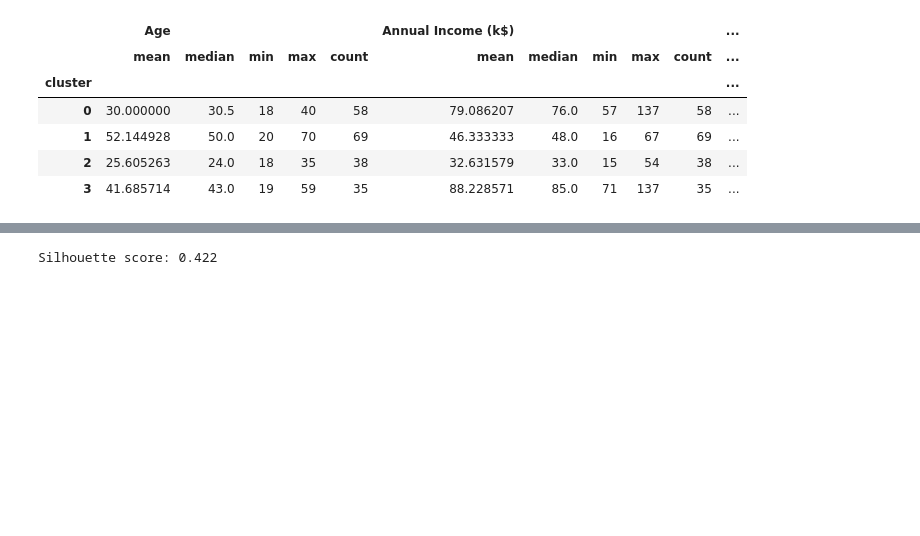
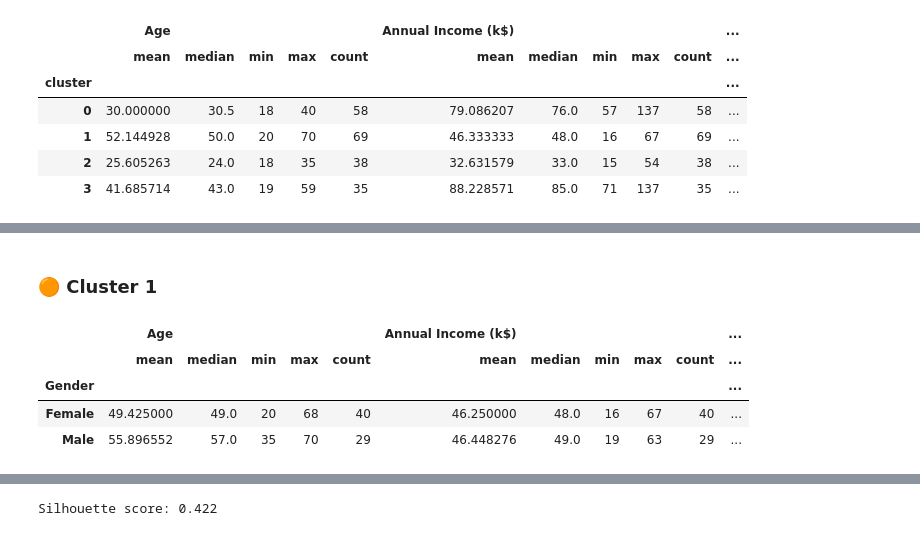
Before and after one commit to sarbjitchoong/mall_customer_segmentation, a Jupyter notebook: Customer_segmentation.ipynb, the cells around one changed output, grey strips where cells are left out. Drawn from its saved outputs; the diff is of its cells as text; code cells hidden in the pictures; blank space fills up the shorter version.

```diff
--- a/Customer_segmentation.ipynb
+++ b/Customer_segmentation.ipynb
@@ -467,0 +486,13 @@ avg_df
+# %% [markdown]
+### 🟠 Cluster 1
+# %%
+df_cluster_1 = df_new[df_new['cluster']==1]
+df_grouped = df_cluster_1.groupby('Gender')
+df_agg1 = df_grouped.agg(["mean", "median", "min", "max", "count"])
+df_agg1
+# %% [output]
+|  | Age |  |  |  |  | Annual Income (k$) |  |  |  |  | ... |
+|  | mean | median | min | max | count | mean | median | min | max | count | ... |
+| Gender |  |  |  |  |  |  |  |  |  |  | ... |
+| Female | 49.425000 | 49.0 | 20 | 68 | 40 | 46.250000 | 48.0 | 16 | 67 | 40 | ... |
+| Male | 55.896552 | 57.0 | 35 | 70 | 29 | 46.448276 | 49.0 | 19 | 63 | 29 | ... |
```
Also changed, not shown: parts of 19 cells of this notebook.
